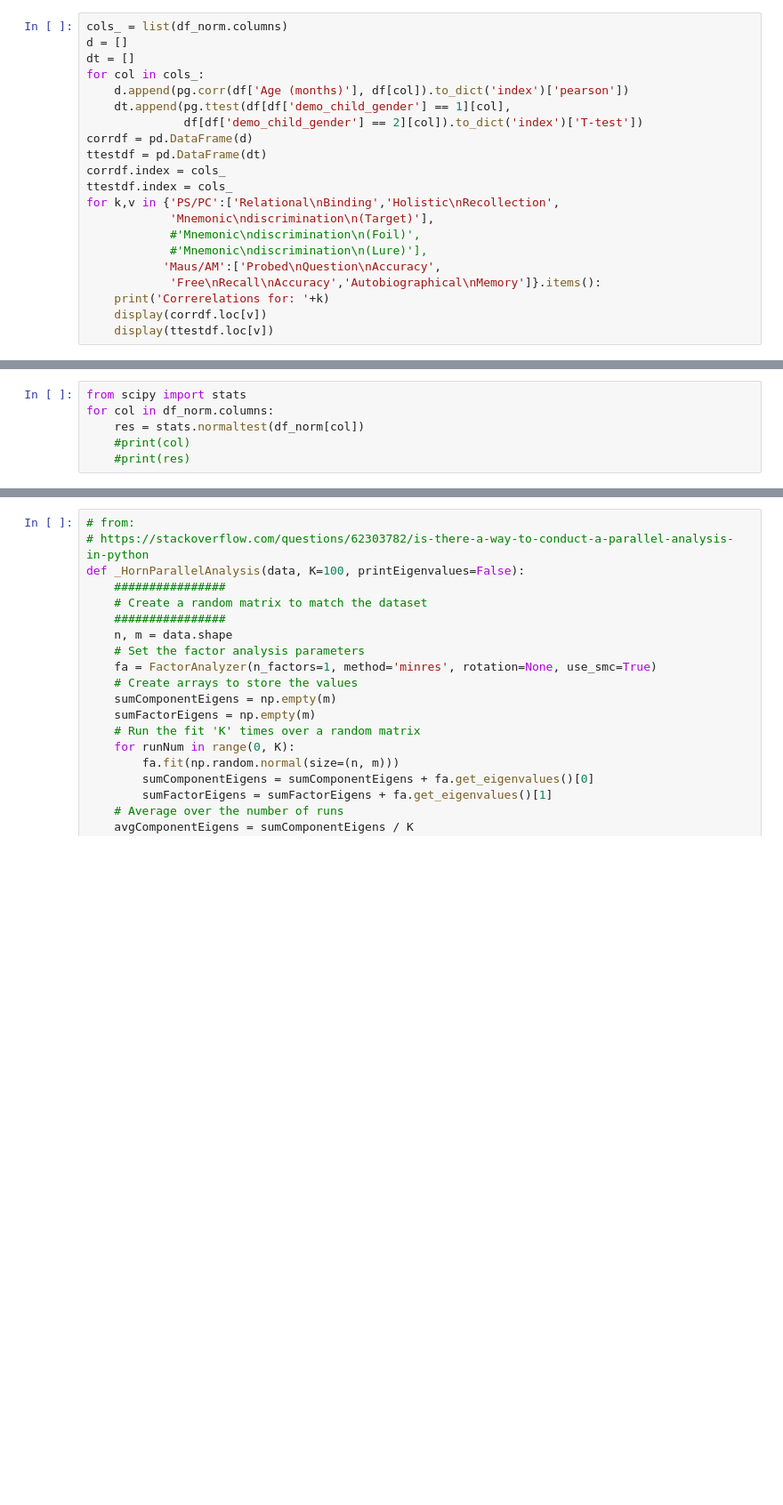
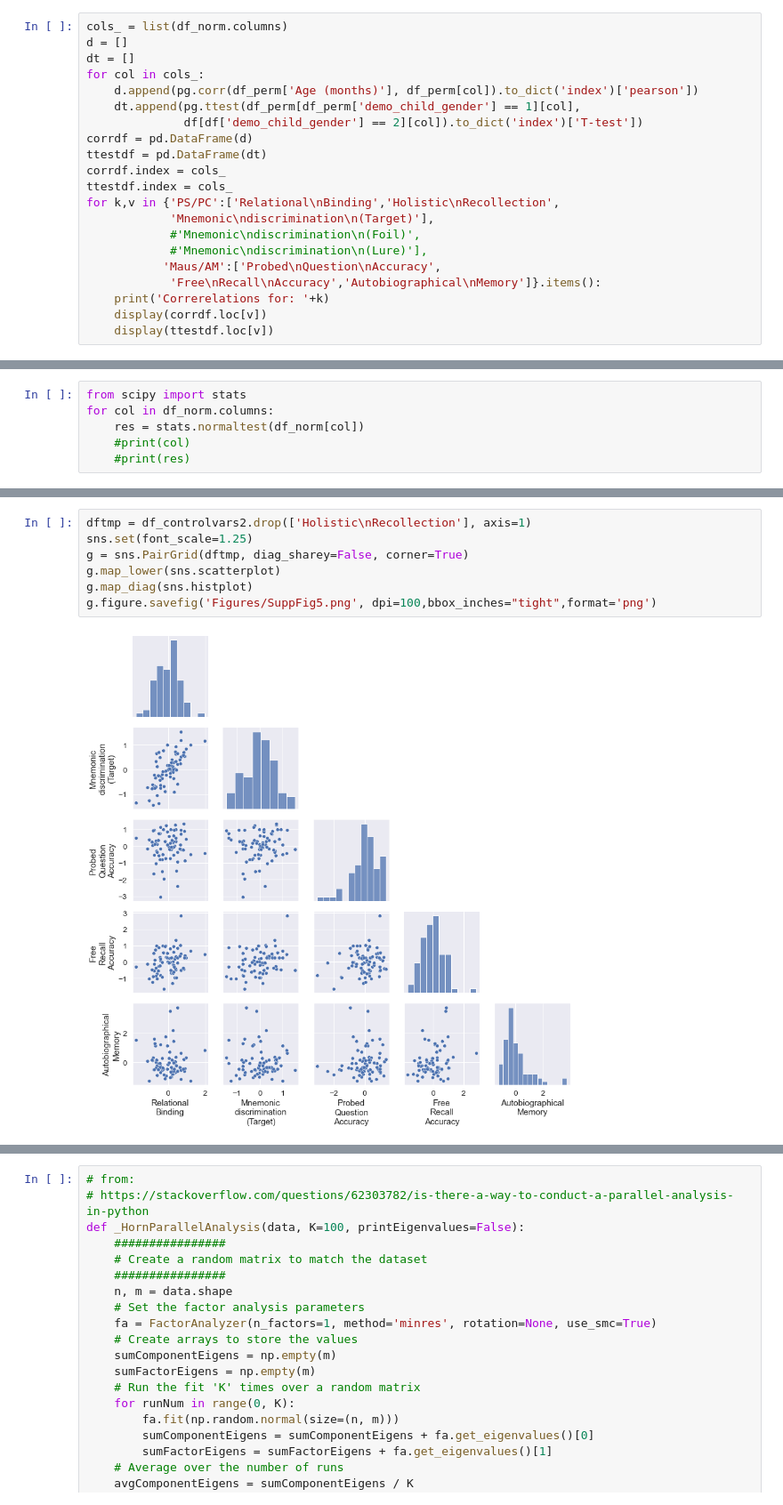
Before and after one commit to samsydco/Factor_Analysis, a Jupyter notebook: factor_anlaysis.ipynb, the cells around one changed output, grey strips where cells are left out. Shown at 89% size. Drawn from its saved outputs; the diff is of its cells as text; blank space fills up the shorter version.

```diff
--- a/factor_anlaysis.ipynb
+++ b/factor_anlaysis.ipynb
@@ -137,8 +115,8 @@ cols_ = list(df_norm.columns)
 d = []
 dt = []
 for col in cols_:
-    d.append(pg.corr(df['Age (months)'], df[col]).to_dict('index')['pearson'])
-    dt.append(pg.ttest(df[df['demo_child_gender'] == 1][col],
+    d.append(pg.corr(df_perm['Age (months)'], df_perm[col]).to_dict('index')['pearson'])
+    dt.append(pg.ttest(df_perm[df_perm['demo_child_gender'] == 1][col],
               df[df['demo_child_gender'] == 2][col]).to_dict('index')['T-test'])
 corrdf = pd.DataFrame(d)
 ttestdf = pd.DataFrame(dt)
@@ -480,0 +473,9 @@ g.map_diag(sns.kdeplot)
+# %%
+dftmp = df_controlvars2.drop(['Holistic\nRecollection'], axis=1)
+sns.set(font_scale=1.25)
+g = sns.PairGrid(dftmp, diag_sharey=False, corner=True)
+g.map_lower(sns.scatterplot)
+g.map_diag(sns.histplot)
+g.figure.savefig('Figures/SuppFig5.png', dpi=100,bbox_inches="tight",format='png')
+# %% [output]
+[figure, added]
```
Also changed, not shown: parts of 15 cells of this notebook.
